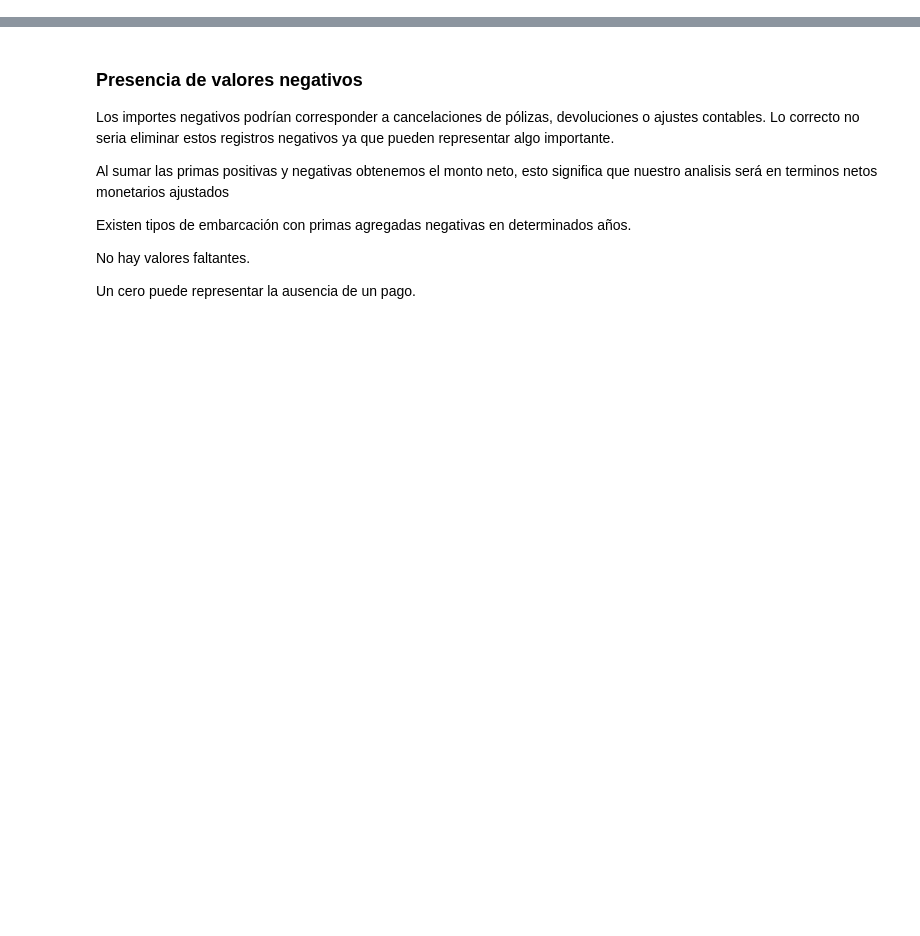
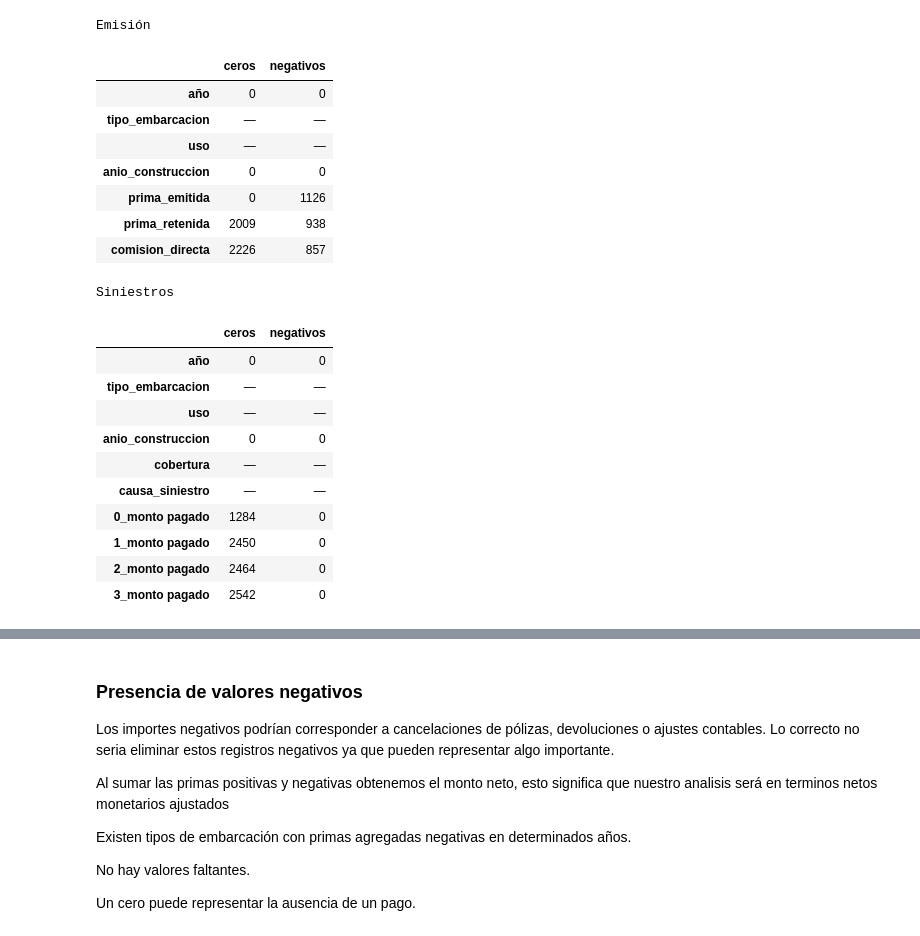
Before and after one commit to estebanto7/Repositorio_Reservas_Maritimas_Plantilla, a Jupyter notebook: notebooks/00_revision_datos.ipynb, the cells around one changed output, grey strips where cells are left out. Drawn from its saved outputs; the diff is of its cells as text; code cells hidden in the pictures; blank space fills up the shorter version.

```diff
--- a/notebooks/00_revision_datos.ipynb
+++ b/notebooks/00_revision_datos.ipynb
@@ -55,6 +125,45 @@ print("Las filas con faltantes se conservan para decidir su tratamiento seg?n ca
 # %%
-for nombre, df in [("Emisi?n", emision), ("Siniestros", siniestros)]:
-    print(f"--- {nombre} ---")
+# ----------------------------------------------
+# 1.1.4 Resumen de calidad de los datos limpios
+# ----------------------------------------------
+
+tablas = []
+
+for nombre, df in [("Emisión", emision), ("Siniestros", siniestros)]:
     resumen = resumen_calidad(df)
-    display(resumen[["ceros", "negativos"]])
+
+    tablas.append(f"""
+    <div style="flex: 1; min-width: 0;">
+        <h3>{nombre}</h3>
+        {resumen[["ceros", "negativos"]].to_html()}
+    </div>
+    """)
+
+display(HTML(
+    '<div style="display: flex; gap: 30px; align-items: flex-start;">'
+    + "".join(tablas) +
+    "</div>"
+))
+# %% [output]
+Emisión
+|  | ceros | negativos |
+| año | 0 | 0 |
+| tipo_embarcacion | — | — |
+| uso | — | — |
+| anio_construccion | 0 | 0 |
+| prima_emitida | 0 | 1126 |
+| prima_retenida | 2009 | 938 |
+| comision_directa | 2226 | 857 |
+Siniestros
+|  | ceros | negativos |
+| año | 0 | 0 |
+| tipo_embarcacion | — | — |
+| uso | — | — |
+| anio_construccion | 0 | 0 |
+| cobertura | — | — |
+| causa_siniestro | — | — |
+| 0_monto pagado | 1284 | 0 |
+| 1_monto pagado | 2450 | 0 |
+| 2_monto pagado | 2464 | 0 |
+| 3_monto pagado | 2542 | 0 |
 # %%
```
Also changed, not shown: parts of 9 cells of this notebook, 11 other files.
